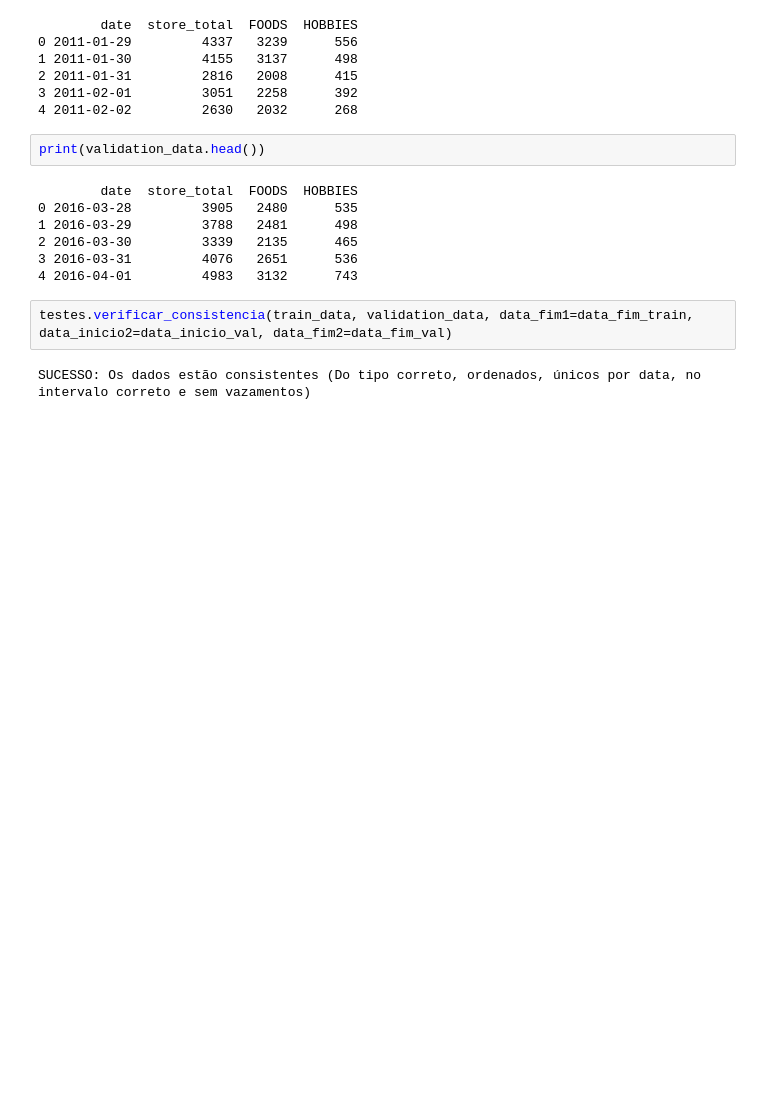
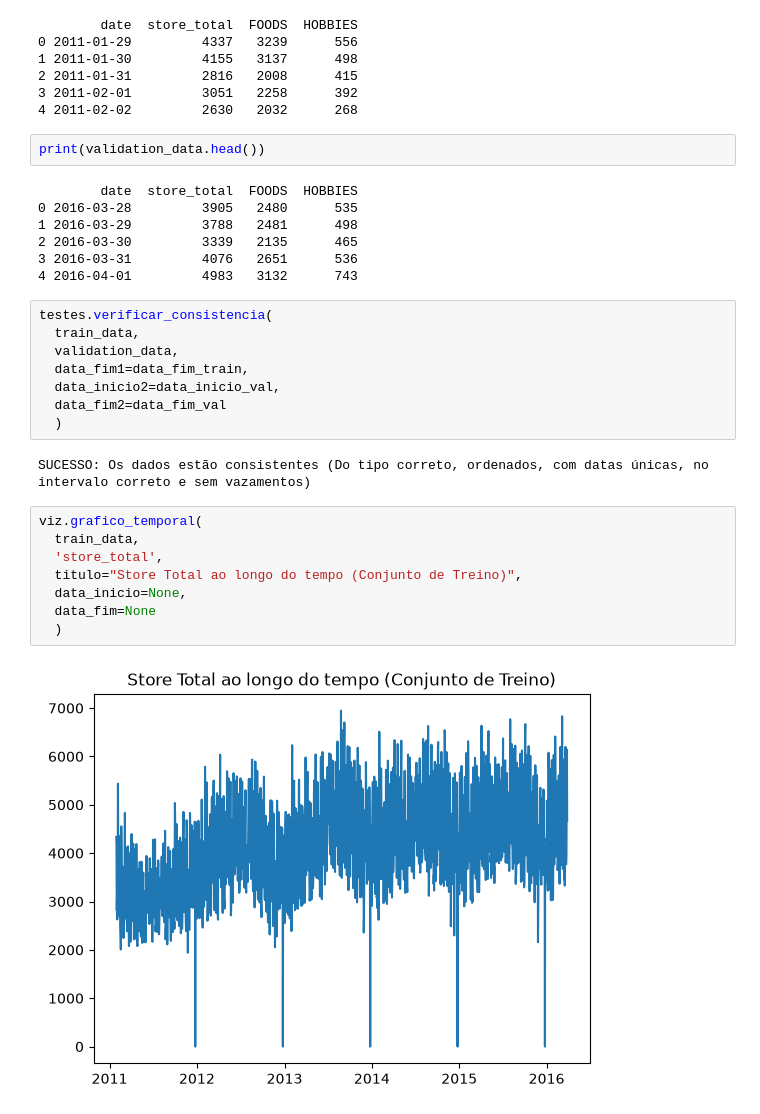
Before and after one commit to mistercapote/time-series-a2-2026, a Jupyter notebook: main.ipynb, the cells around one changed output. Drawn from its saved outputs; the diff is of its cells as text; blank space fills up the shorter version.

Commit message:
feat: Adicionando gráficos no tempo para store_total, foods e hobbies, apenas no conjunto de treino

```diff
--- a/main.ipynb
+++ b/main.ipynb
@@ -39,6 +39,22 @@ print(validation_data.head())
 3 2016-03-31         4076   2651      536
 4 2016-04-01         4983   3132      743
 # %%
-testes.verificar_consistencia(train_data, validation_data, data_fim1=data_fim_train, data_inicio2=data_inicio_val, data_fim2=data_fim_val)
+testes.verificar_consistencia(
+  train_data,
+  validation_data,
+  data_fim1=data_fim_train,
+  data_inicio2=data_inicio_val,
+  data_fim2=data_fim_val
+  )
 # %% [output]
-SUCESSO: Os dados estão consistentes (Do tipo correto, ordenados, únicos por data, no intervalo correto e sem vazamentos)
+SUCESSO: Os dados estão consistentes (Do tipo correto, ordenados, com datas únicas, no intervalo correto e sem vazamentos)
+# %%
+viz.grafico_temporal(
+  train_data,
+  'store_total',
+  titulo="Store Total ao longo do tempo (Conjunto de Treino)",
+  data_inicio=None,
+  data_fim=None
+  )
+# %% [output]
+[figure, added]
```
Also changed, not shown: parts of 3 cells of this notebook, 1 other file.
